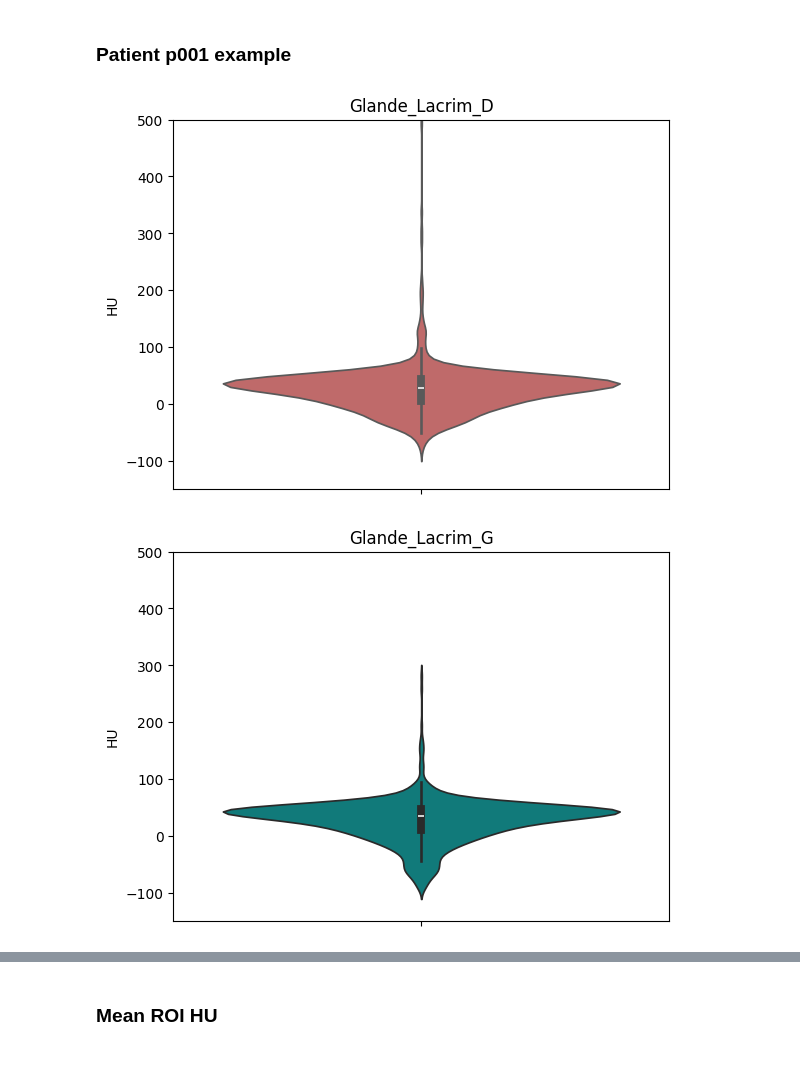
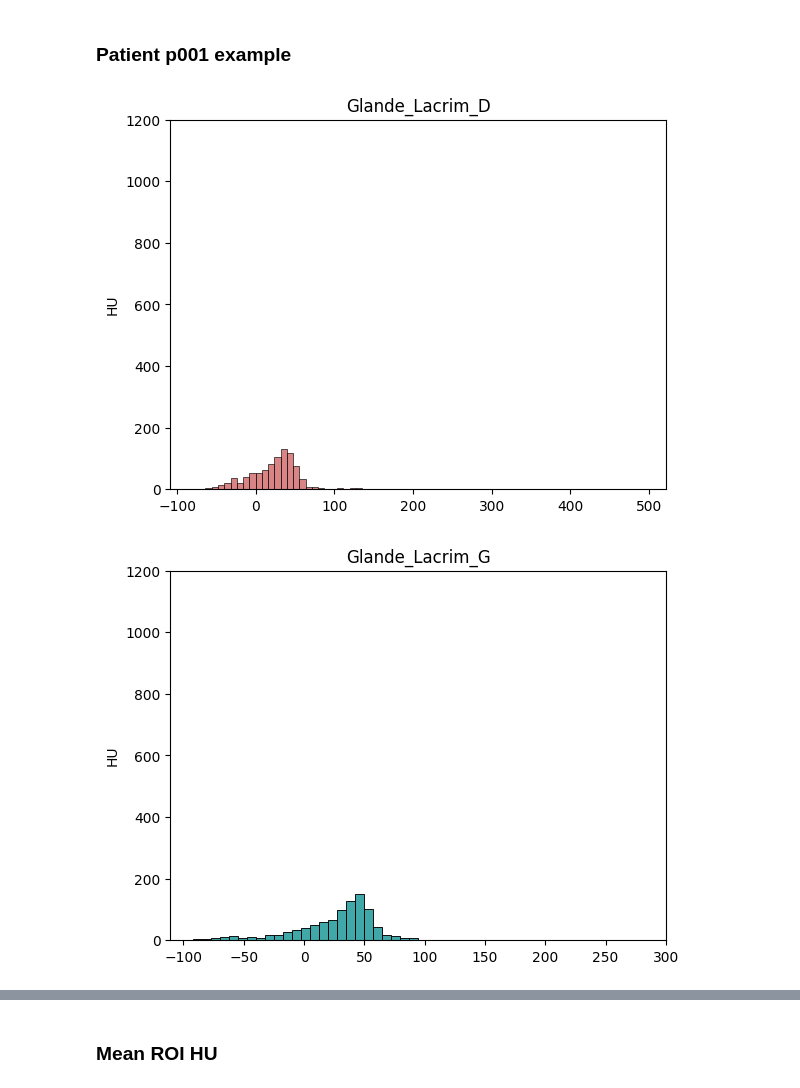
Before and after one commit to tbaudier/gland_segmentation_nnunet, a Jupyter notebook: Dataviz/Dataviz.ipynb, the cells around one changed output, grey strips where cells are left out. Saved outputs shown, nothing was run; the diff lists cells and outputs as text; code cells hidden in the pictures; blank space fills up the shorter version.

Commit message:
add hist graphs

```diff
--- a/Dataviz/Dataviz.ipynb
+++ b/Dataviz/Dataviz.ipynb
@@ -115,7 +122,7 @@ plt.show()
 # %% [markdown]
 ### Get data
 # %%
-label = itk.GetArrayViewFromImage(itk.imread("/home/bcatez/data/nnUNet_raw/Dataset002_glands/labelsTr/p001_psma_0000.nii.gz"))
+label = itk.GetArrayViewFromImage(itk.imread("/home/bcatez/data/nnUNet_raw/Dataset002_glands/labelsTr/p001_psma.nii.gz"))
 image = itk.GetArrayViewFromImage(itk.imread("/home/bcatez/data/nnUNet_raw/Dataset002_glands/imagesTr/p001_psma_0000.nii.gz"))
 # %% [markdown]
 ### Patient p001 example
@@ -125,14 +132,14 @@ colors = ["indianred", "darkcyan", "darkturquoise", "tomato", "orangered", "stee
 # %%
 example = []
 for i in range(6):
     index = np.where(label == i+1)
     roi = (image[index])
     plt.subplot()
-    sns.violinplot(roi, color=colors[i])
-    plt.ylim(-150, 500)
+    sns.histplot(roi, color=colors[i])
+    plt.ylim(0,1200)
     plt.title(x[i])
     plt.ylabel("HU")
     plt.show()
 # %% [output]
-[figure, old version]
+[figure, new version]
-[figure, old version]
+[figure, new version]
```
Also changed, not shown: parts of 5 cells of this notebook, 8 other files.
